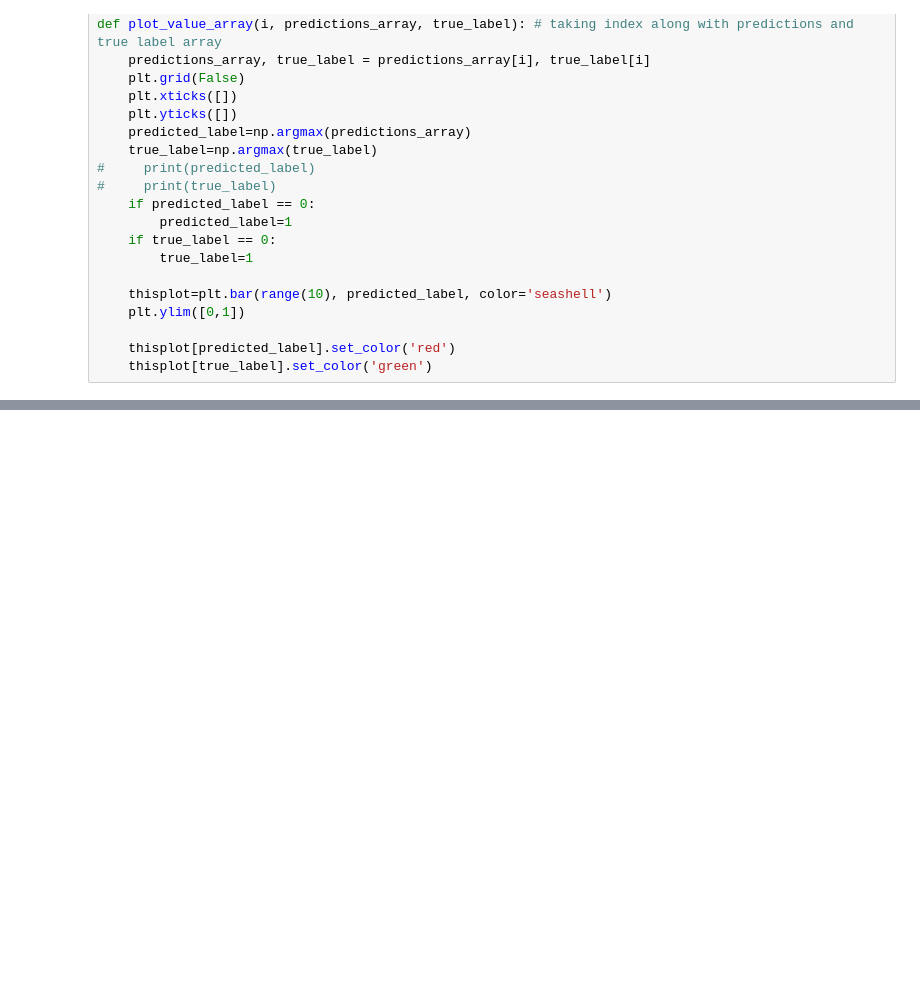
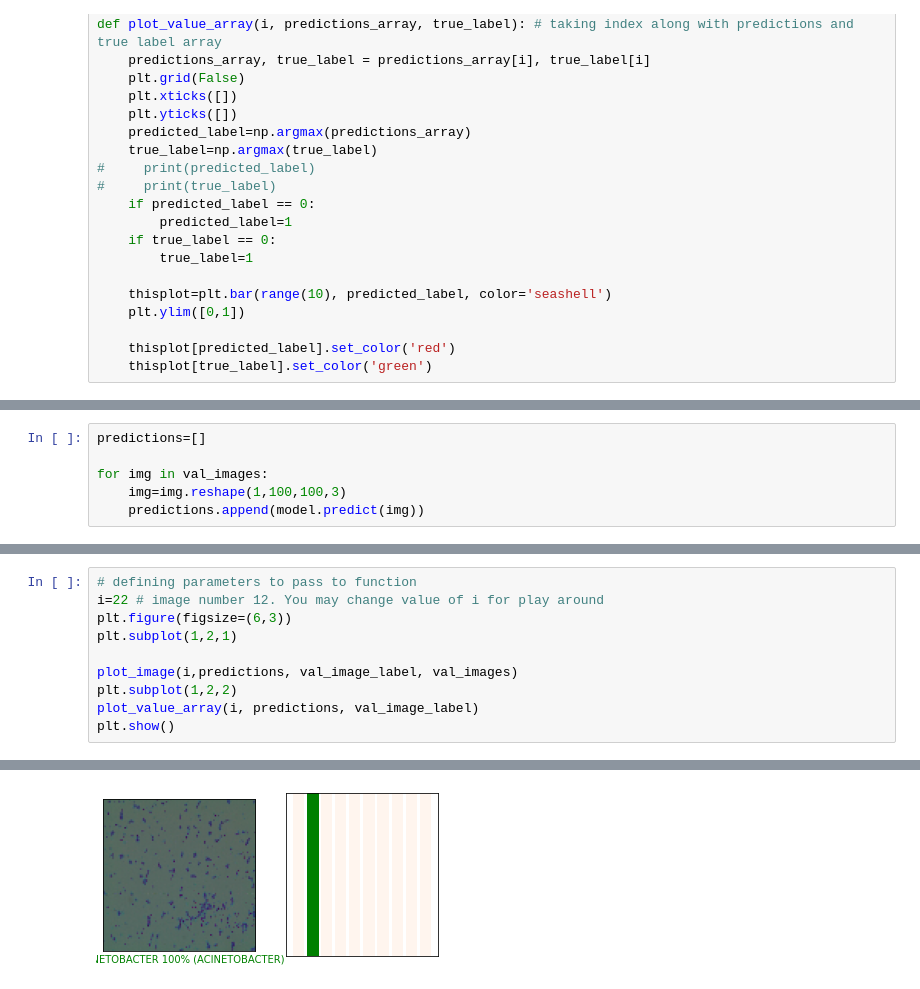
Before and after one commit to Soni-20/BACTERIAL-IMAGE-CLASSIFICATION, a Jupyter notebook: resnet50.ipynb, the cells around one changed output, grey strips where cells are left out. Drawn from its saved outputs; the diff is of its cells as text; blank space fills up the shorter version.

```diff
--- a/resnet50.ipynb
+++ b/resnet50.ipynb
@@ -344,0 +420,6 @@ for img in x:
+# %%
+predictions=[]
+
+for img in val_images:
+    img=img.reshape(1,100,100,3)
+    predictions.append(model.predict(img))
@@ -344,0 +450,11 @@ for img in x:
+# %%
+# defining parameters to pass to function
+i=22 # image number 12. You may change value of i for play around
+plt.figure(figsize=(6,3))
+plt.subplot(1,2,1)
+
+plot_image(i,predictions, val_image_label, val_images)
+plt.subplot(1,2,2)
+plot_value_array(i, predictions, val_image_label)
+plt.show()
+# %% [output]
@@ -344,0 +462 @@ for img in x:
+[figure, added]
```
Also changed, not shown: parts of 18 cells of this notebook.
